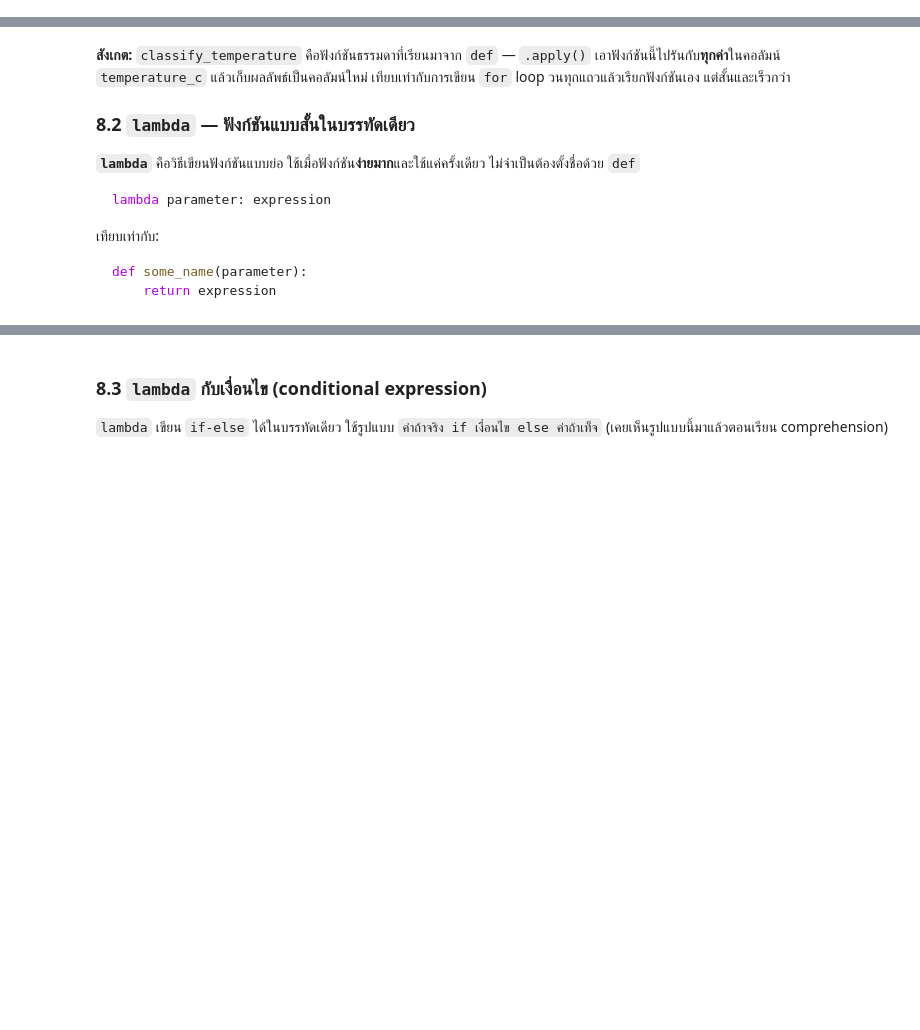
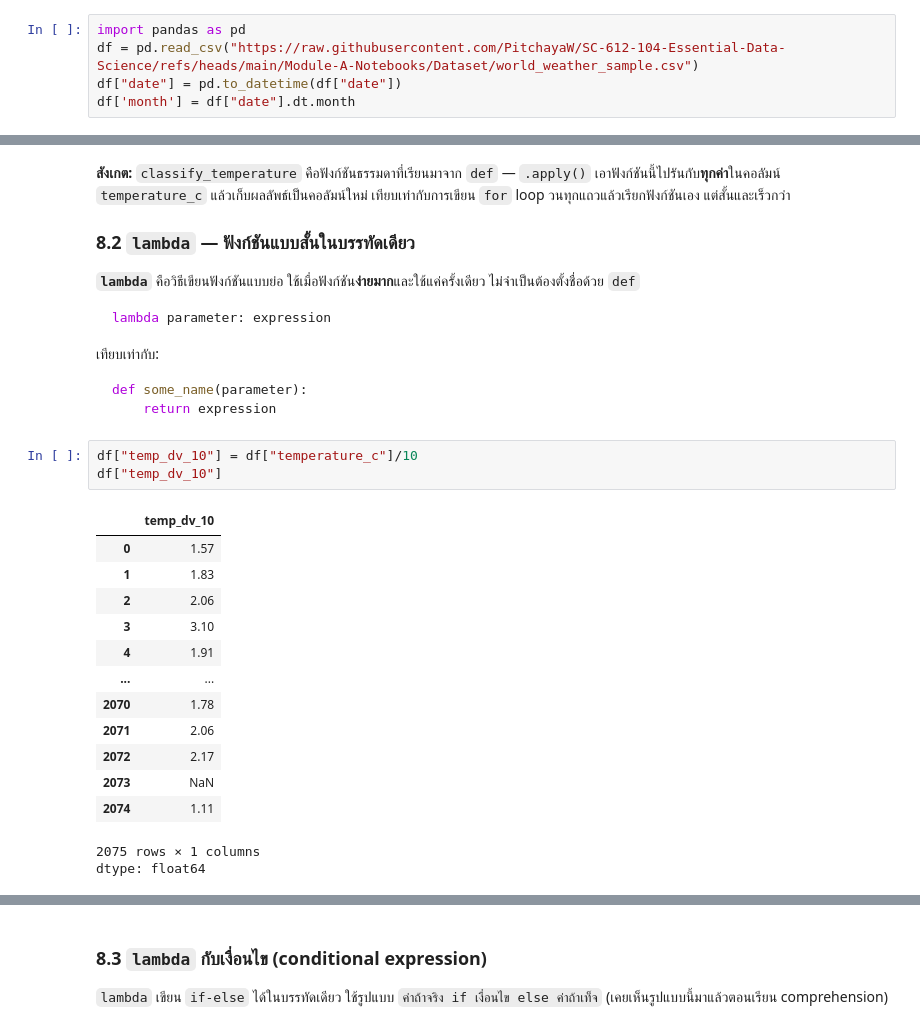
Before and after one commit to supitchaya-dear/SC612104_683020597-1, a Jupyter notebook: SC612104_Session09_Pandas_Advanced.ipynb, the cells around one changed output, grey strips where cells are left out. Drawn from its saved outputs; the diff is of its cells as text; blank space fills up the shorter version.

````diff
--- a/SC612104_Session09_Pandas_Advanced.ipynb
+++ b/SC612104_Session09_Pandas_Advanced.ipynb
@@ -581,3 +747,8 @@ Cape Town   2025-02-03           19.1                  4.6     UTC+2
+# %%
+import pandas as pd
+df = pd.read_csv("https://raw.githubusercontent.com/PitchayaW/SC-612-104-Essential-Data-Science/refs/heads/main/Module-A-Notebooks/Dataset/world_weather_sample.csv")
+df["date"] = pd.to_datetime(df["date"])
+df['month'] = df["date"].dt.month
 # %%
 # จำลองข้อมูล 2 ช่วงเวลาที่แยกไฟล์กัน (เช่น ข้อมูลเดือน 1 กับเดือน 2 อยู่คนละไฟล์)
 batch1 = df[df["month"] == 1]
@@ -645,6 +836,24 @@ lambda parameter: expression
 def some_name(parameter):
     return expression
 ```
+# %%
+df["temp_dv_10"] = df["temperature_c"]/10
+df["temp_dv_10"]
+# %% [output]
+|  | temp_dv_10 |
+| 0 | 1.57 |
+| 1 | 1.83 |
+| 2 | 2.06 |
+| 3 | 3.10 |
+| 4 | 1.91 |
+| ... | ... |
+| 2070 | 1.78 |
+| 2071 | 2.06 |
+| 2072 | 2.17 |
+| 2073 | NaN |
+| 2074 | 1.11 |
+2075 rows × 1 columns
+dtype: float64
 # %%
 # ฟังก์ชันง่ายๆ ที่แปลงองศาเซลเซียสเป็นฟาเรนไฮต์
 
````
Also changed, not shown: parts of 37 cells of this notebook.
